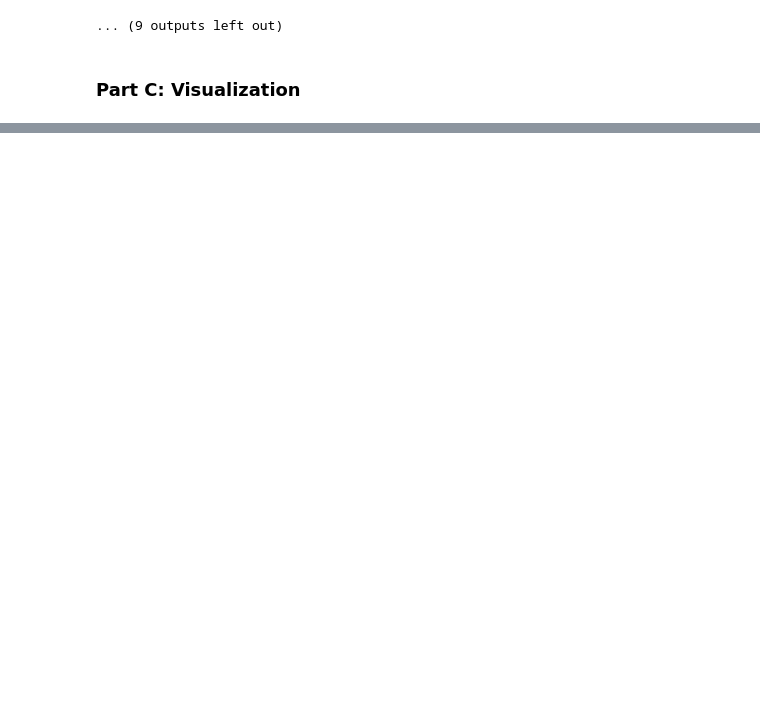
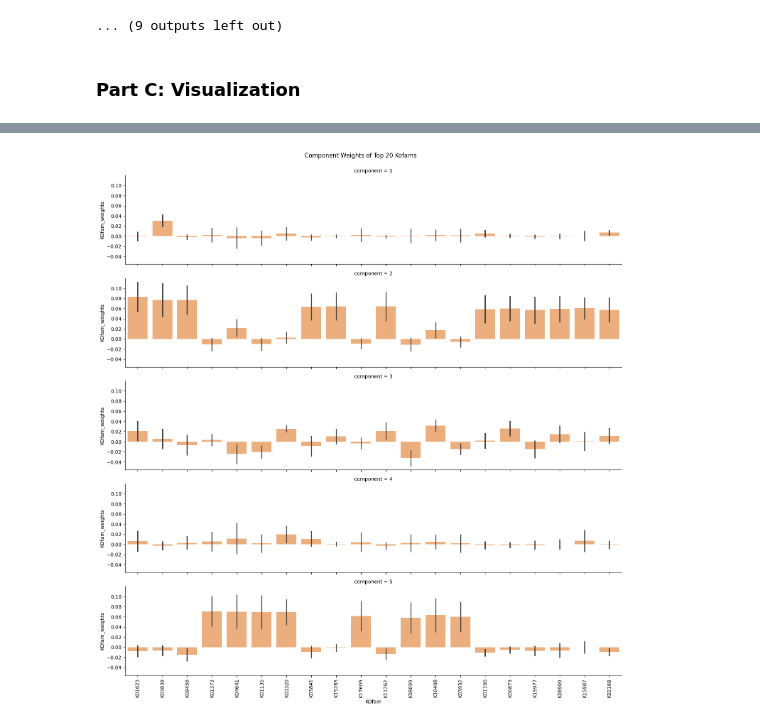
Before and after one commit to blasks/barnacle-boilerplate, a Jupyter notebook: 5-analyze-results.ipynb, the cells around one changed output, grey strips where cells are left out. Cells and saved outputs as stored; diff of their text form; code cells hidden in the pictures; blank space fills up the shorter version.

```diff
--- a/5-analyze-results.ipynb
+++ b/5-analyze-results.ipynb
@@ -327,0 +353,25 @@ g.map(sns.barplot, 'KOfam', 'KOfam_weights', order=df.KOfam.unique());
+# %%
+# compare top weights (mode 0) between components
+
+# USER INPUTS -- edit as needed
+max_elements = 20    # maximum number of elements visualized in any one component
+viz_components = [1, 2, 3, 4, 5]    # list components you want to compare against one another
+heuristic = 'max_weight'    # pull out the top weights across any component
+# heuristic = 'max_variation'    # pull out the weights that vary the most across components
+
+# pull out the top weights
+mode = modes[0]
+if heuristic == 'max_weight':
+    # weights sorted by maximum across all components
+    idx = np.abs(ds[f"{mode}_weights"].median(dim=['bootstrap', 'replicate'])).max(dim='component').argsort()
+elif heuristic == 'max_variation':
+    idx = ds[f"{mode}_weights"].median(dim=['bootstrap', 'replicate']).std(dim='component').argsort()
+df = ds.sel({mode: ds[mode][idx[-max_elements:].data[::-1]]})[f"{mode}_weights"].to_series().reset_index()
+
+# plot data, only including listed components
+g = sns.FacetGrid(df[df.component.isin(viz_components)], row='component', aspect=5)
+g.map(sns.barplot, mode, f"{mode}_weights", order=df[mode].unique(), color=sns.color_palette()[modes.index(mode)+1], errorbar='sd');
+g.fig.suptitle(f"Component Weights of Top {max_elements} {mode.capitalize()}s", y=1.02);
+g.set_xticklabels(df[mode].unique(), rotation=90);
+# %% [output]
+[figure, added]
```
Also changed, not shown: parts of 7 cells of this notebook.
